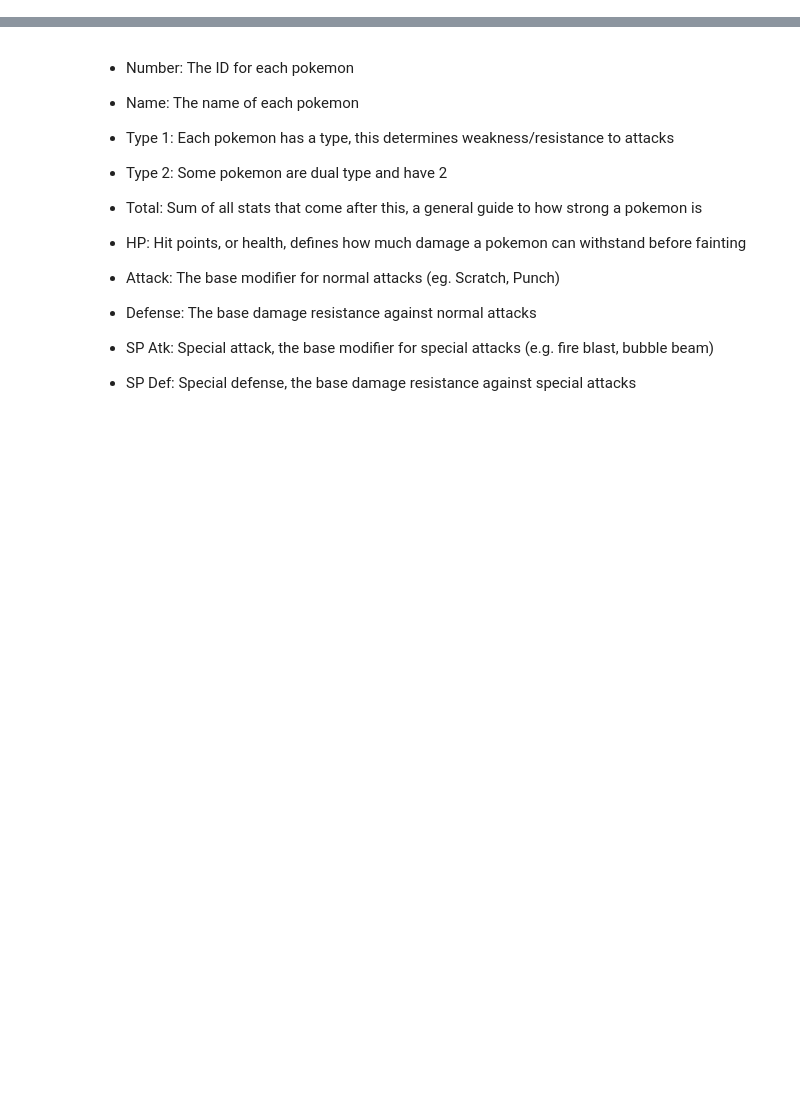
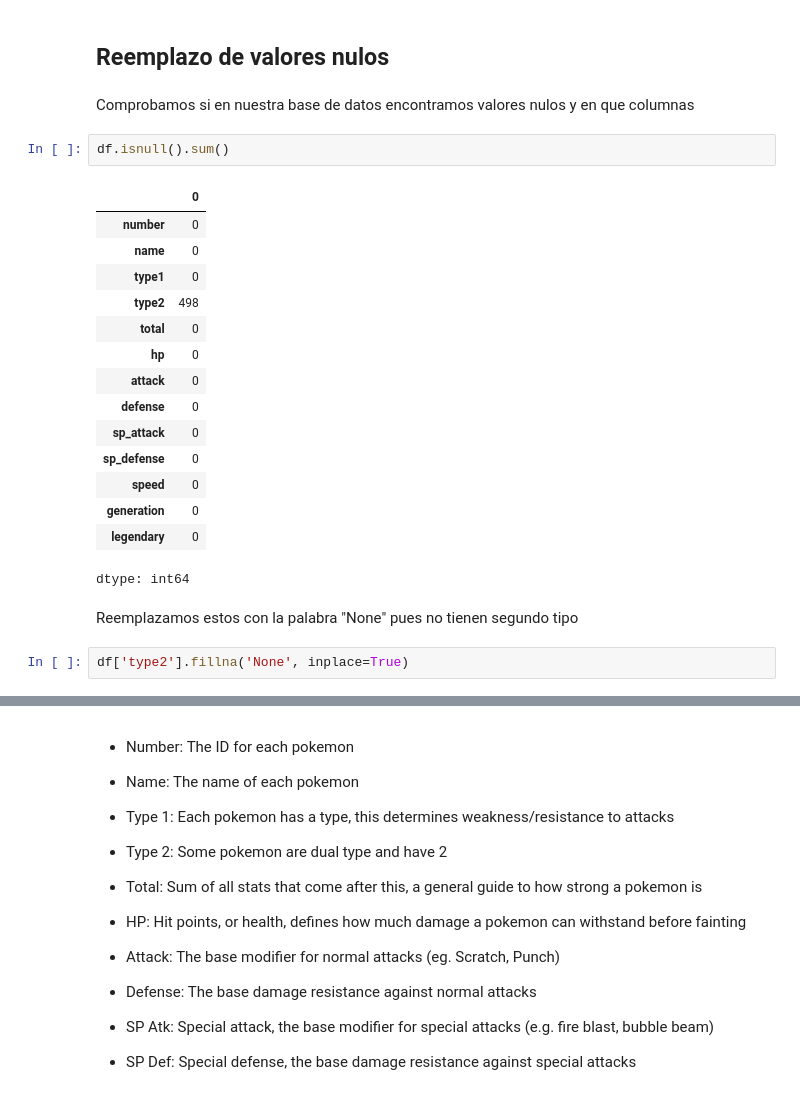
Before and after one commit to FrancescoGazzani/CoderDS1, a Jupyter notebook: ProyectoDS_ParteI_Gazzani_Pokemon.ipynb, the cells around one changed output, grey strips where cells are left out. Saved outputs shown, nothing was run; the diff lists cells and outputs as text; blank space fills up the shorter version.

```diff
--- a/ProyectoDS_ParteI_Gazzani_Pokemon.ipynb
+++ b/ProyectoDS_ParteI_Gazzani_Pokemon.ipynb
@@ -36,0 +73,26 @@ Mounted at /content/drive
+# %% [markdown]
+## Reemplazo de valores nulos
+# %% [markdown]
+Comprobamos si en nuestra base de datos encontramos valores nulos y en que columnas
+# %%
+df.isnull().sum()
+# %% [output]
+|  | 0 |
+| number | 0 |
+| name | 0 |
+| type1 | 0 |
+| type2 | 498 |
+| total | 0 |
+| hp | 0 |
+| attack | 0 |
+| defense | 0 |
+| sp_attack | 0 |
+| sp_defense | 0 |
+| speed | 0 |
+| generation | 0 |
+| legendary | 0 |
+dtype: int64
+# %% [markdown]
+Reemplazamos estos con la palabra "None" pues no tienen segundo tipo
+# %%
+df['type2'].fillna('None', inplace=True)
```
Also changed, not shown: parts of 27 cells of this notebook.
